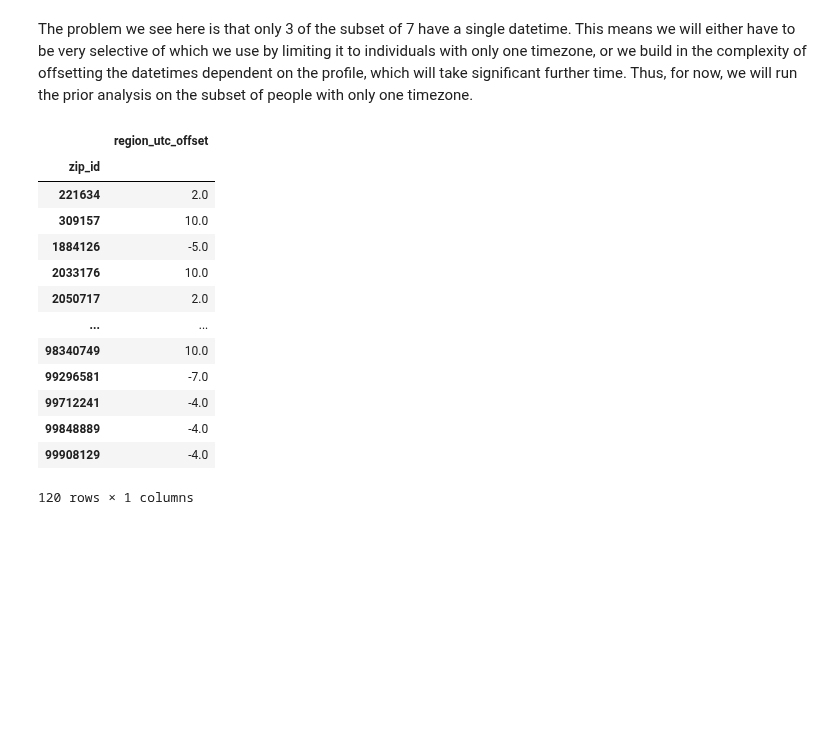
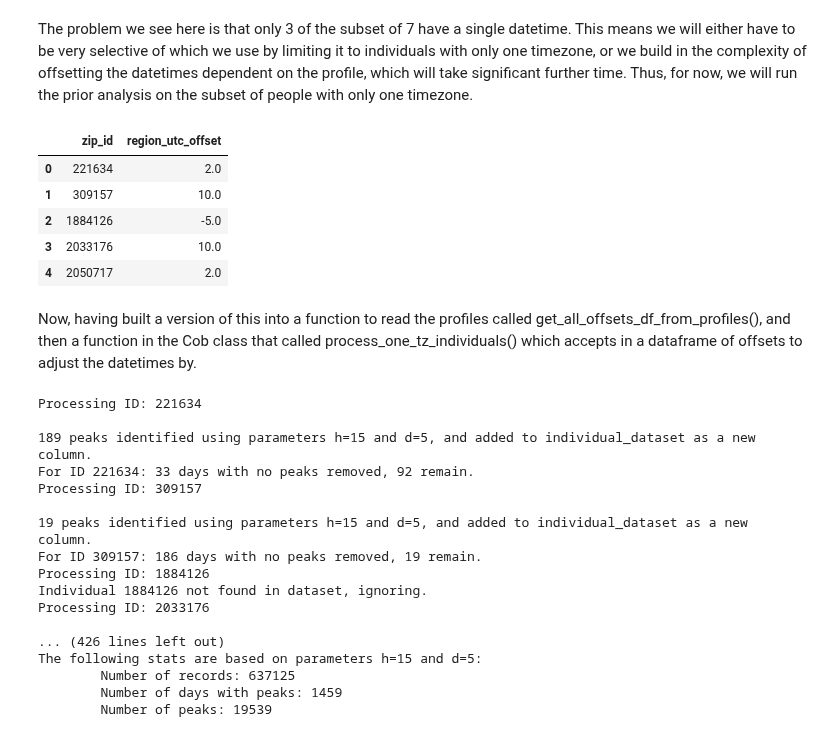
Before and after one commit to rdbrist/masters_project, a Jupyter notebook: notebooks/1.01-rd-implementing-cob-analysis.ipynb, the cells around one changed output. Cells and saved outputs as stored; diff of their text form; code cells hidden in the pictures; blank space fills up the shorter version.

Commit message:
Added new functions to carry out the extraction of UTC offsets and then apply those offsets, and continuation of the 1.01-re-implementing-cob-analysis notebook, in preparation to test this.

```diff
--- a/notebooks/1.01-rd-implementing-cob-analysis.ipynb
+++ b/notebooks/1.01-rd-implementing-cob-analysis.ipynb
@@ -234,20 +228,39 @@ one_tz_ids = (df_regions.
  to_list()
  )
 # %%
-(df_regions.loc[one_tz_ids].reset_index().groupby('zip_id').agg({'region_utc_offset':'max'})
+df_one_tz = (df_regions.loc[one_tz_ids]
+             .reset_index()
+             .groupby('zip_id')
+             .agg({'region_utc_offset':'max'})
+             .reset_index()
  )
+df_one_tz.head()
 # %% [output]
-|  | region_utc_offset |
-| zip_id |  |
-| 221634 | 2.0 |
-| 309157 | 10.0 |
-| 1884126 | -5.0 |
-| 2033176 | 10.0 |
-| 2050717 | 2.0 |
-| ... | ... |
-| 98340749 | 10.0 |
-| 99296581 | -7.0 |
-| 99712241 | -4.0 |
-| 99848889 | -4.0 |
-| 99908129 | -4.0 |
+|  | zip_id | region_utc_offset |
+| 0 | 221634 | 2.0 |
+| 1 | 309157 | 10.0 |
+| 2 | 1884126 | -5.0 |
+| 3 | 2033176 | 10.0 |
+| 4 | 2050717 | 2.0 |
-120 rows × 1 columns
+# %% [markdown]
+Now, having built a version of this into a function to read the profiles called get_all_offsets_df_from_profiles(), and then a function in the Cob class that called process_one_tz_individuals() which accepts in a dataframe of offsets to adjust the datetimes by.
+# %%
+df_adjusted = cob_new.process_one_tz_individuals()
+# %% [output]
+Processing ID: 221634
+
+189 peaks identified using parameters h=15 and d=5, and added to individual_dataset as a new column.
+For ID 221634: 33 days with no peaks removed, 92 remain.
+Processing ID: 309157
+
+19 peaks identified using parameters h=15 and d=5, and added to individual_dataset as a new column.
+For ID 309157: 186 days with no peaks removed, 19 remain.
+Processing ID: 1884126
+Individual 1884126 not found in dataset, ignoring.
+Processing ID: 2033176
+
+... (426 lines left out)
+The following stats are based on parameters h=15 and d=5:
+        Number of records: 637125
+        Number of days with peaks: 1459
+        Number of peaks: 19539
```
Also changed, not shown: parts of 10 cells of this notebook, 2 other files.
